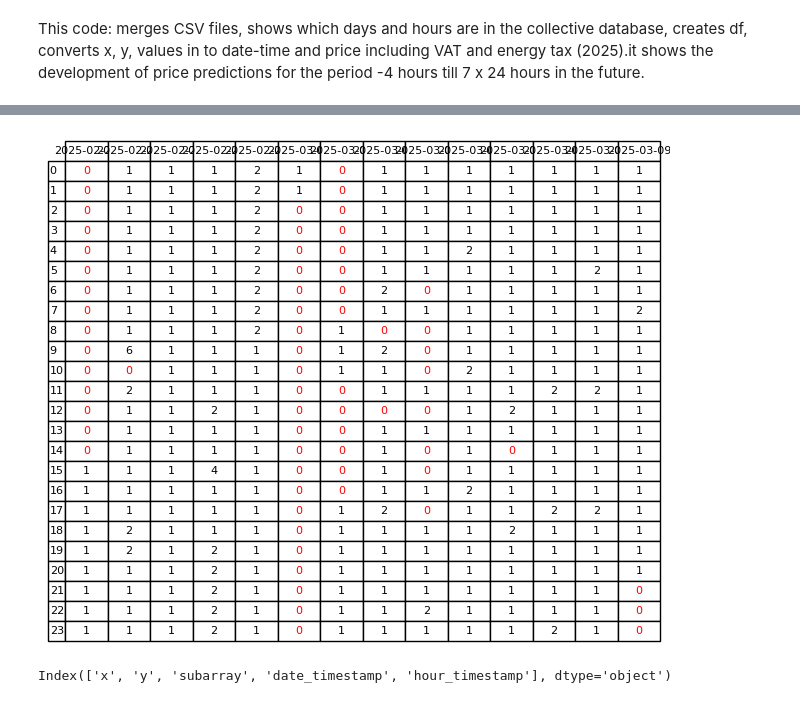
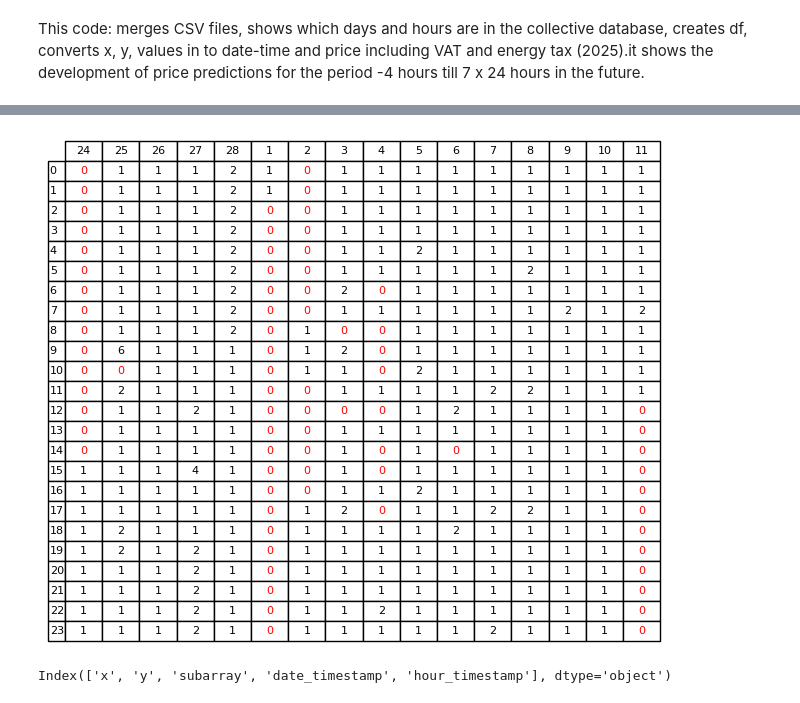
Before and after one commit to tvgerwe/ENEXIS, a Jupyter notebook: workspaces/twan/proces_prices.ipynb, the cells around one changed output, grey strips where cells are left out. Saved outputs shown, nothing was run; the diff lists cells and outputs as text; code cells hidden in the pictures.

```diff
--- a/workspaces/twan/proces_prices.ipynb
+++ b/workspaces/twan/proces_prices.ipynb
@@ -31,36 +31,38 @@ merged_df['timestamp_iso'] = pd.to_datetime(merged_df['timestamp']).dt.strftime(
 # Extract dates from the 'timestamp_iso' column
 merged_df['date_timestamp'] = pd.to_datetime(merged_df['timestamp_iso']).dt.date
 # Extract hour from the 'timestamp_iso' column
 merged_df['hour_timestamp'] = pd.to_datetime(merged_df['timestamp_iso']).dt.hour
 
-
 # Create a pivot table to show unique combinations of hour_timestamp and date_timestamp
 pivot_table = merged_df.pivot_table(index='hour_timestamp', columns='date_timestamp', values='timestamp', aggfunc='nunique', fill_value=0)
+
+# Convert column index to datetime and extract the day
+pivot_table.columns = pd.to_datetime(pivot_table.columns).day
 
 # Print the pivot table with grids and highlight count values of '0' in red font
 import matplotlib.pyplot as plt
 
 fig, ax = plt.subplots()
 ax.axis('tight')
 ax.axis('off')
 table = ax.table(cellText=pivot_table.values, colLabels=pivot_table.columns, rowLabels=pivot_table.index, cellLoc='center', loc='center')
 
 # Apply styles to the table
 for (i, j), cell in table.get_celld().items():
     cell.set_edgecolor('black')
     if i > 0 and j > -1 and pivot_table.iat[i-1, j] == 0:
         cell.set_text_props(color='red')
 
-# Add table title above the first row
+
 table.auto_set_font_size(False)
 table.set_fontsize(8)
 table.scale(1.2, 1.2)
 
 
 
 plt.show()
 # %% [output]
-[figure, old version]
+[figure, new version]
 # %%
 #creating a leaner dataframe, excluding non-relevant columns
 lean_df = merged_df.drop(columns=['timestamp', 'timestamp_iso'])
```
Also changed, not shown: parts of 5 cells of this notebook, 5 other files.
